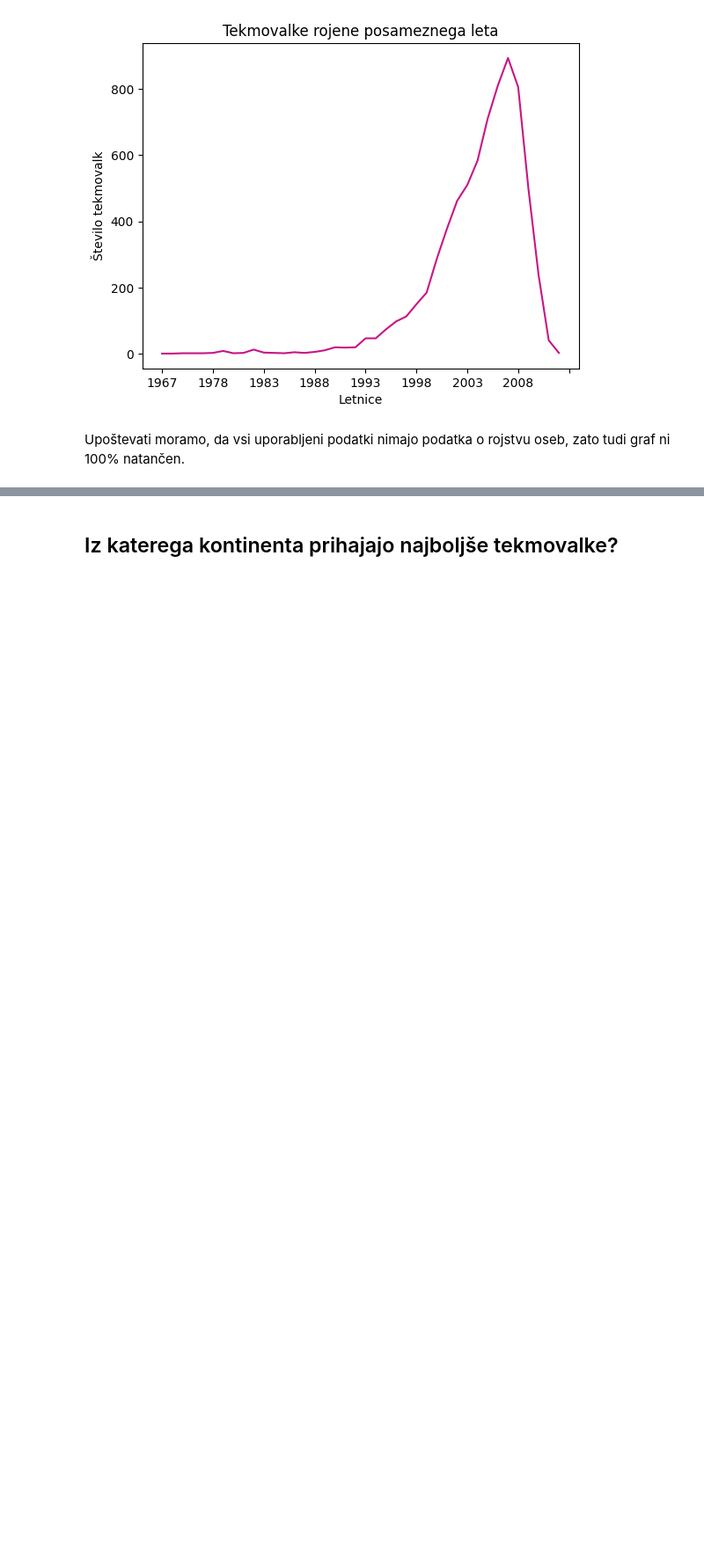
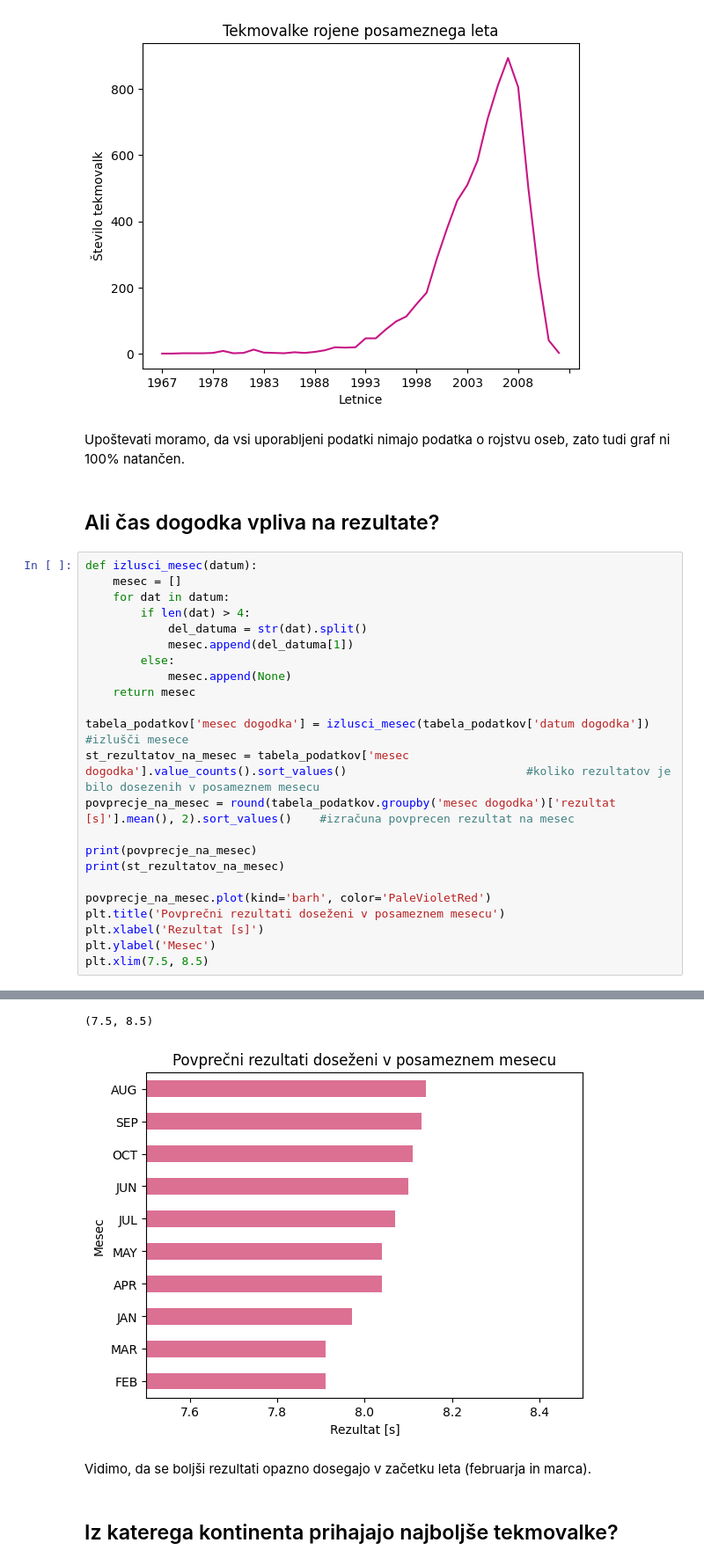
Before and after one commit to sarapolajnar/Projektna-naloga-UVP, a Jupyter notebook: analiza.ipynb, the cells around one changed output, grey strips where cells are left out. Shown at 88% size. Saved outputs shown, nothing was run; the diff lists cells and outputs as text; blank space fills up the shorter version.

Commit message:
dodatek čas dogodka in kontinenti

```diff
--- a/analiza.ipynb
+++ b/analiza.ipynb
@@ -173,3 +173,29 @@ Maksimalno število tekmovalk je rojenih leta 2007, bilo jih je kar 893.
 [figure]
 # %% [markdown]
 Upoštevati moramo, da vsi uporabljeni podatki nimajo podatka o rojstvu oseb, zato tudi graf ni 100% natančen.
+# %% [markdown]
+## Ali čas dogodka vpliva na rezultate?
+# %%
+def izlusci_mesec(datum):
+    mesec = []
+    for dat in datum:
+        if len(dat) > 4:
+            del_datuma = str(dat).split()
+            mesec.append(del_datuma[1])
+        else:
+            mesec.append(None)
+    return mesec
+
+tabela_podatkov['mesec dogodka'] = izlusci_mesec(tabela_podatkov['datum dogodka'])                              #izlušči mesece
+st_rezultatov_na_mesec = tabela_podatkov['mesec dogodka'].value_counts().sort_values()                          #koliko rezultatov je bilo dosezenih v posameznem mesecu
+povprecje_na_mesec = round(tabela_podatkov.groupby('mesec dogodka')['rezultat [s]'].mean(), 2).sort_values()    #izračuna povprecen rezultat na mesec
+
+print(povprecje_na_mesec)
+print(st_rezultatov_na_mesec)
+
+povprecje_na_mesec.plot(kind='barh', color='PaleVioletRed')
+plt.title('Povprečni rezultati doseženi v posameznem mesecu')
+plt.xlabel('Rezultat [s]')
+plt.ylabel('Mesec')
+plt.xlim(7.5, 8.5)
+# %% [output]
@@ -176,2 +219,6 @@ Upoštevati moramo, da vsi uporabljeni podatki nimajo podatka o rojstvu oseb, za
+(7.5, 8.5)
+[figure, added]
+# %% [markdown]
+Vidimo, da se boljši rezultati opazno dosegajo v začetku leta (februarja in marca).
 # %% [markdown]
 ## Iz katerega kontinenta prihajajo najboljše tekmovalke?
```
Also changed, not shown: parts of 9 cells of this notebook.
